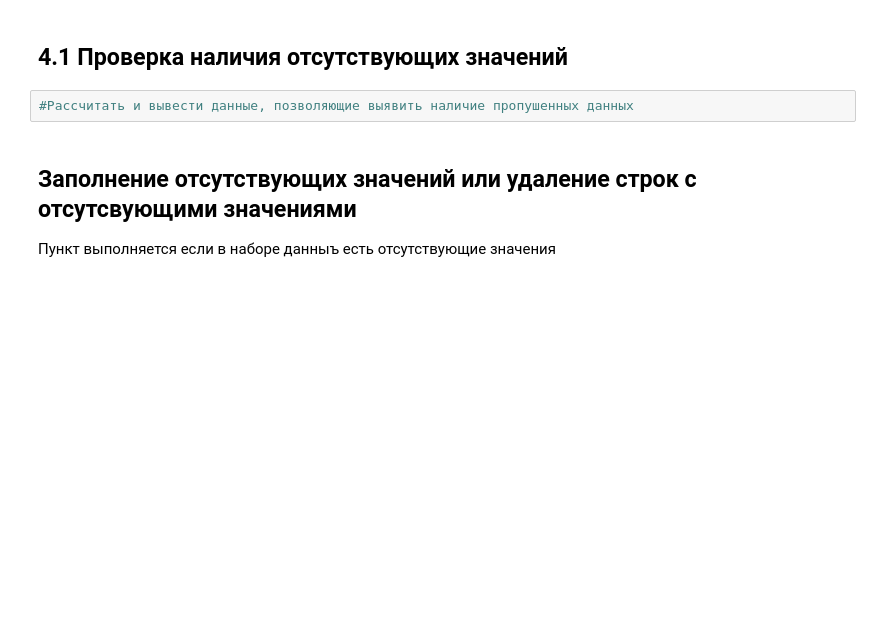
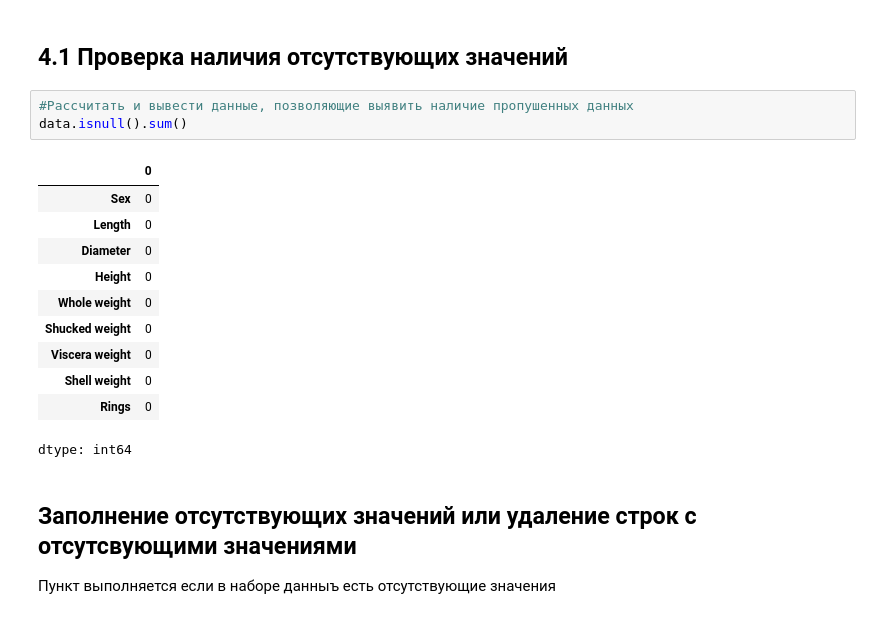
Before and after one commit to Am1rTl/Info, a Jupyter notebook: ДЗ_Классификация.ipynb, the cells around one changed output. Saved outputs shown, nothing was run; the diff lists cells and outputs as text; blank space fills up the shorter version.

```diff
--- a/ДЗ_Классификация.ipynb
+++ b/ДЗ_Классификация.ipynb
@@ -42,6 +63,19 @@ Rings | Годовые кольца
 ## 4.1 Проверка наличия отсутствующих значений
 # %%
 #Рассчитать и вывести данные, позволяющие выявить наличие пропушенных данных
+data.isnull().sum()
+# %% [output]
+|  | 0 |
+| Sex | 0 |
+| Length | 0 |
+| Diameter | 0 |
+| Height | 0 |
+| Whole weight | 0 |
+| Shucked weight | 0 |
+| Viscera weight | 0 |
+| Shell weight | 0 |
+| Rings | 0 |
+dtype: int64
 # %% [markdown]
 ## Заполнение отсутствующих значений или удаление строк с отсутсвующими значениями
 
```
Also changed, not shown: parts of 4 cells of this notebook.
